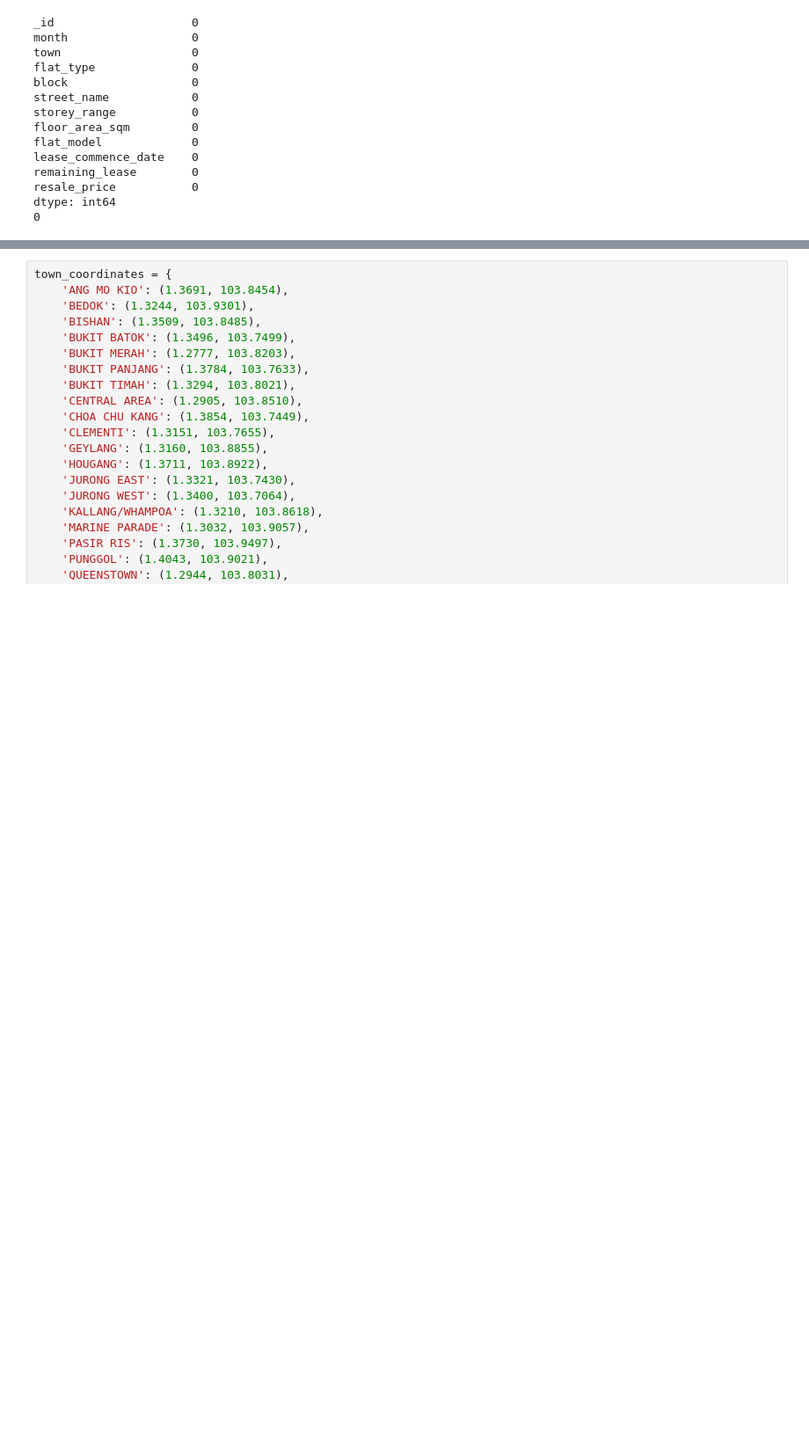
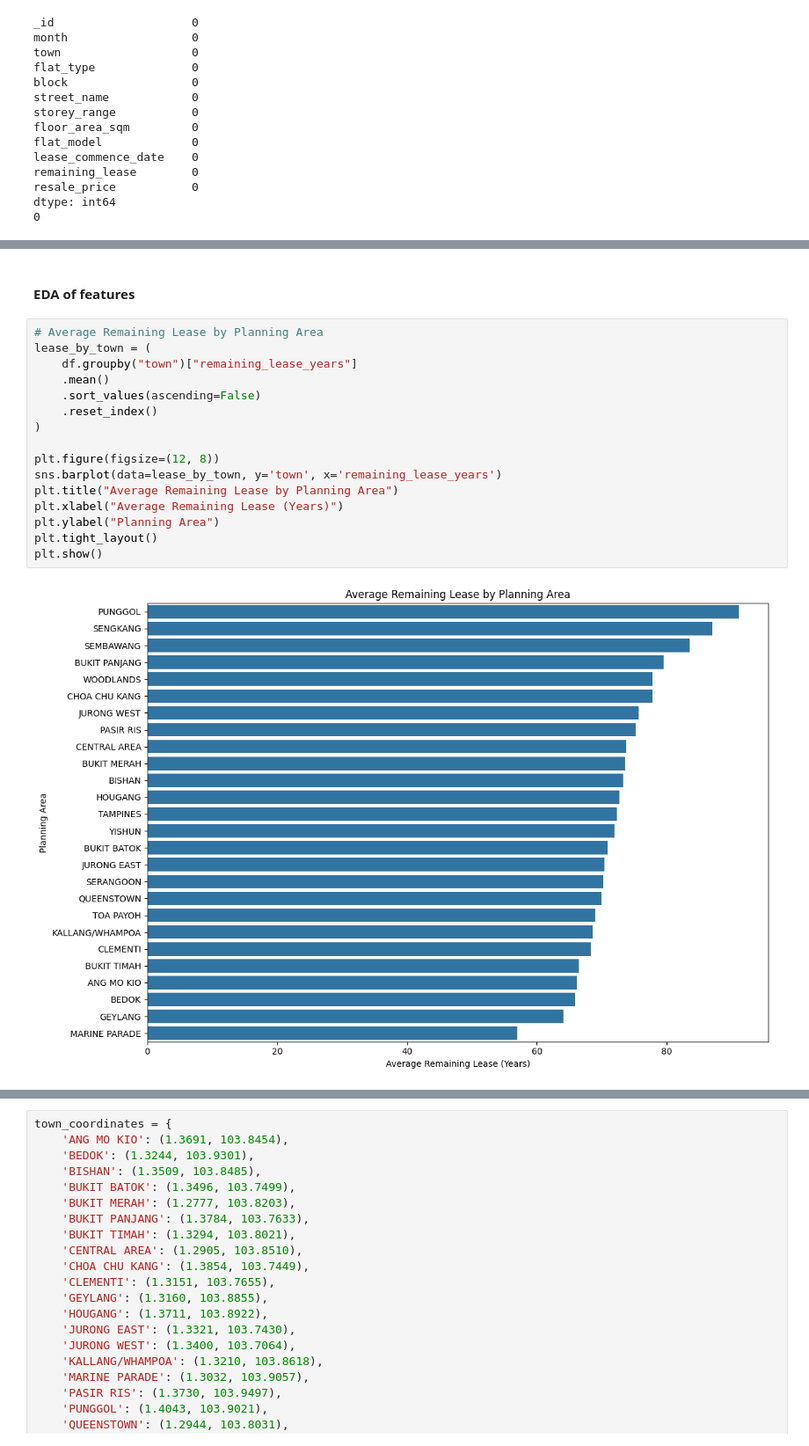
Before and after one commit to ebichiaseed/resale-hdb-prices, a Jupyter notebook: resale_hdb_prices.ipynb, the cells around one changed output, grey strips where cells are left out. Shown at 88% size. Drawn from its saved outputs; the diff is of its cells as text; blank space fills up the shorter version.

```diff
--- a/resale_hdb_prices.ipynb
+++ b/resale_hdb_prices.ipynb
@@ -216,3 +211,23 @@ Final Summary with Available Flat Types:
 2  [2 ROOM, 3 ROOM, 4 ROOM, 5 ROOM, EXECUTIVE]
 3  [2 ROOM, 3 ROOM, 4 ROOM, 5 ROOM, EXECUTIVE]
 4  [2 ROOM, 3 ROOM, 4 ROOM, 5 ROOM, EXECUTIVE]
+# %% [markdown]
+#### EDA of features
+# %%
+# Average Remaining Lease by Planning Area
+lease_by_town = (
+    df.groupby("town")["remaining_lease_years"]
+    .mean()
+    .sort_values(ascending=False)
+    .reset_index()
+)
+
+plt.figure(figsize=(12, 8))
+sns.barplot(data=lease_by_town, y='town', x='remaining_lease_years')
+plt.title("Average Remaining Lease by Planning Area")
+plt.xlabel("Average Remaining Lease (Years)")
+plt.ylabel("Planning Area")
+plt.tight_layout()
+plt.show()
+# %% [output]
+[figure, added]
```
Also changed, not shown: parts of 21 cells of this notebook.
